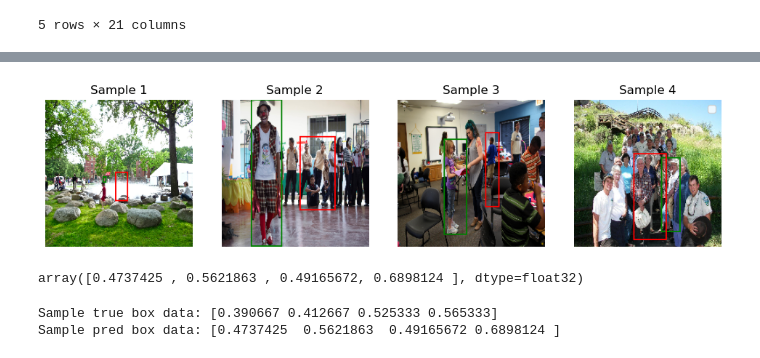
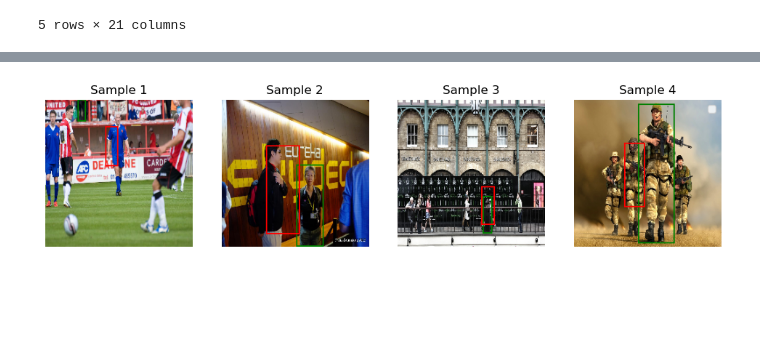
Before and after one commit to Raphaaella/CNN-to-Evaluate-Social-Distancing-Measures, a Jupyter notebook: 01_code/Google_OpenImages/try_first_cnn.ipynb, the cells around one changed output, grey strips where cells are left out. Cells and saved outputs as stored; diff of their text form; code cells hidden in the pictures; blank space fills up the shorter version.

Commit message:
added a test set

```diff
--- a/01_code/Google_OpenImages/try_first_cnn.ipynb
+++ b/01_code/Google_OpenImages/try_first_cnn.ipynb
@@ -42,8 +42,11 @@ def load_data(annotations, image_folder, target_size=(224, 224)):
 # Load data
 image_data, bbox_data = load_data(person_annotations, image_folder)
 
-# Split into training and validation sets
-X_train, X_val, y_train, y_val = train_test_split(image_data, bbox_data, test_size=0.2, random_state=42)
+# First split: training and temporary (which will be further split into validation and test)
+X_train, X_temp, y_train, y_temp = train_test_split(image_data, bbox_data, test_size=0.4, random_state=42)  # 60% train, 40% temp
+
+# Second split: validation and test
+X_val, X_test, y_val, y_test = train_test_split(X_temp, y_temp, test_size=0.5, random_state=42)  # 50% of 40% temp for validation and 50% for test
 # %%
 def build_model(input_shape):
     model = Sequential([
@@ -122,4 +128,4 @@ Validation Loss: 0.05722186341881752, Validation MAE: 0.18764016032218933
 # %%
 # Make predictions
-predictions = model.predict(X_val)
+predictions = model.predict(X_test)
 # %% [output]
@@ -188,16 +174,6 @@ def plot_bounding_boxes(images, true_boxes, pred_boxes, num_samples=5):
     plt.show()
 # %%
 # Plot bounding boxes for a few samples
-plot_bounding_boxes(X_val, y_val, predictions, num_samples=4)
+plot_bounding_boxes(X_test, y_test, predictions, num_samples=4)
 # %% [output]
-[figure, old version]
+[figure, new version]
-# %%
-predictions[0]
-# %% [output]
-array([0.4737425 , 0.5621863 , 0.49165672, 0.6898124 ], dtype=float32)
-# %%
-print(f'Sample true box data: {y_val[0]}')
-print(f'Sample pred box data: {predictions[0]}')
-# %% [output]
-Sample true box data: [0.390667 0.412667 0.525333 0.565333]
-Sample pred box data: [0.4737425  0.5621863  0.49165672 0.6898124 ]
```
Also changed, not shown: parts of 6 cells of this notebook.
